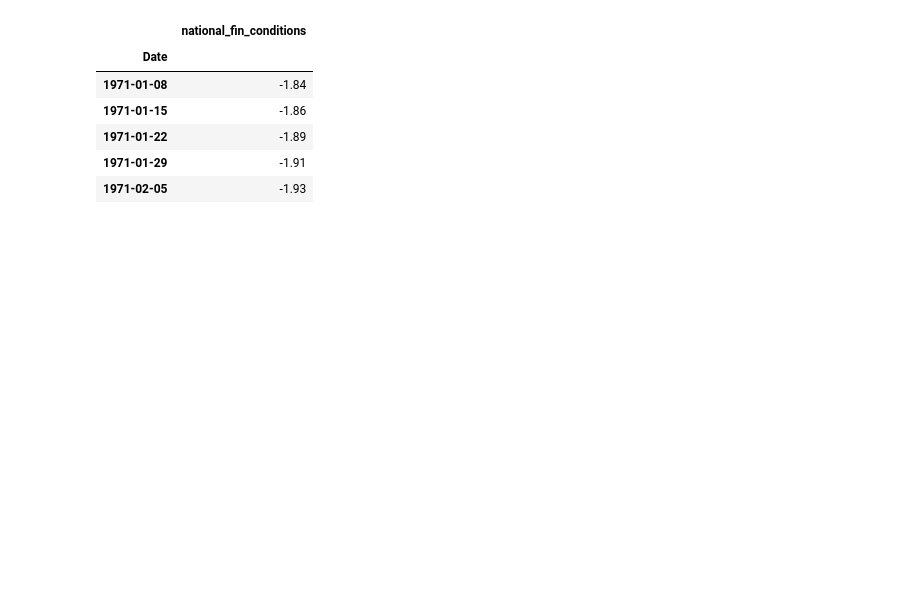
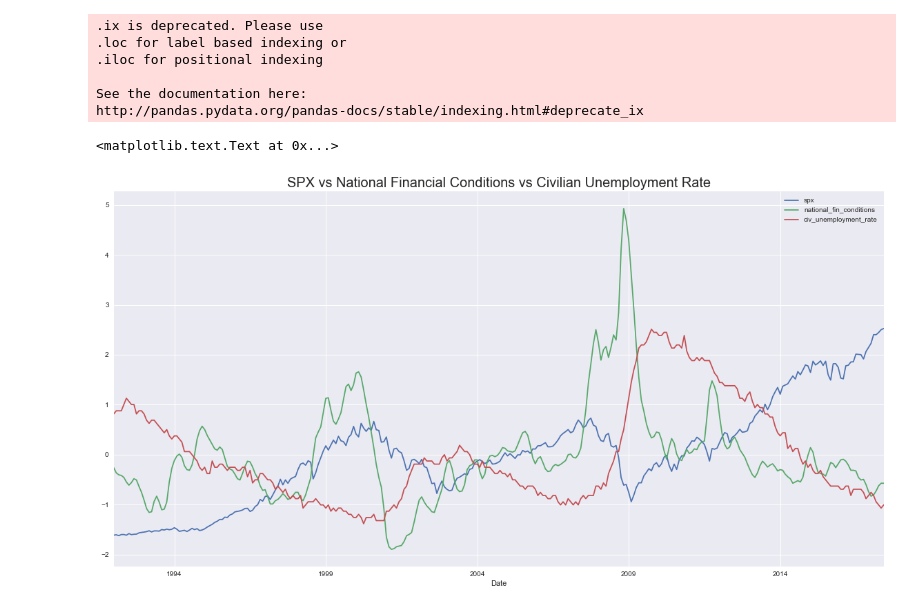
Before and after one commit to auto-d1dact/macro-indicators, a Jupyter notebook: macro_indicators.ipynb, the cells around one changed output. Saved outputs shown, nothing was run; the diff lists cells and outputs as text; code cells hidden in the pictures; blank space fills up the shorter version.

```diff
--- a/macro_indicators.ipynb
+++ b/macro_indicators.ipynb
@@ -26,6 +27,10 @@ def save_xls(list_dfs, xls_path,sheet_names):
 ### Collecting data
 
 spx = pd.read_csv('SPX.csv')
+spx['Date'] = pd.to_datetime(spx['Date'])
+spx = spx.set_index(['Date'])
+spx = spx[['Close']]
+spx.columns = ['spx']
 
 # Economic data from Quandl
 
@@ -55,13 +60,42 @@ yield_spread.columns = ['yield_spread']
 
 national_fin_conditions = quandl.get("FRED/NFCILEVERAGE", authtoken="-ZxrLoLy3vKgLtLraaMn")
 national_fin_conditions.columns = ['national_fin_conditions']
+national_fin_conditions['Date'] = 0
+
+curr_month = 0
+for index, row in national_fin_conditions.iterrows():
+    if index.month == curr_month:
+        national_fin_conditions.drop(index, inplace=True)
+    else:
+        curr_year = index.year
+        curr_month = index.month
+        national_fin_conditions.ix[index, 1] = dt.datetime(curr_year, curr_month, 1)
+    curr_month = index.month
+national_fin_conditions['Date'] = pd.to_datetime(national_fin_conditions['Date'])
+national_fin_conditions = national_fin_conditions.set_index(['Date'])
+
+df = pd.concat([spx, civ_unemployment_rate, real_retail_and_services,
+               industrial_production_consumer_goods, new_housing,
+               yield_spread, national_fin_conditions], axis = 1).dropna()
+df['spx_returns'] = df['spx'].pct_change().shift(-1)
+df = df.dropna()
+# %% [output]
+.ix is deprecated. Please use
+.loc for label based indexing or
+.iloc for positional indexing
+
+See the documentation here:
+http://pandas.pydata.org/pandas-docs/stable/indexing.html#deprecate_ix
-# %%
-national_fin_conditions.head()
-# %% [output]
-|  | national_fin_conditions |
-| Date |  |
-| 1971-01-08 | -1.84 |
-| 1971-01-15 | -1.86 |
-| 1971-01-22 | -1.89 |
-| 1971-01-29 | -1.91 |
-| 1971-02-05 | -1.93 |
+# %%
+# Scaling Data
+sc_function = StandardScaler()
+df_scaled = sc_function.fit_transform(df)
+df_scaled = pd.DataFrame(df_scaled)
+df_scaled = df_scaled.set_index(df.index)
+df_scaled.columns = df.columns
+# %%
+df_scaled[['spx','national_fin_conditions','civ_unemployment_rate']].plot(figsize = (20,10))
+plt.title('SPX vs National Financial Conditions vs Civilian Unemployment Rate', fontsize = 20)
+# %% [output]
+<matplotlib.text.Text at 0x...>
+[figure, added]
```
Also changed, not shown: parts of 4 cells of this notebook.
